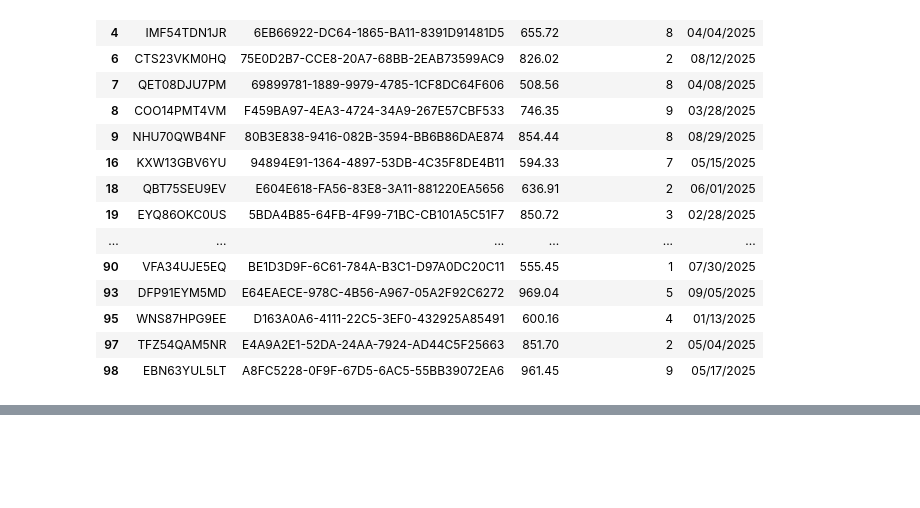
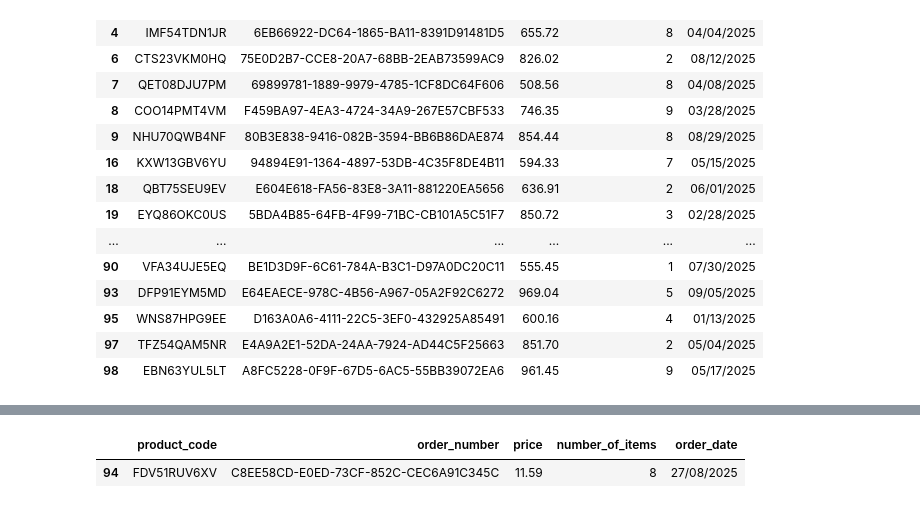
Before and after one commit to ichzann/dis08-ws2526_Boeluem_Ihsan, a Jupyter notebook: labs/06/Task_06.ipynb, the cells around one changed output, grey strips where cells are left out. Saved outputs shown, nothing was run; the diff lists cells and outputs as text; code cells hidden in the pictures; blank space fills up the shorter version.

```diff
--- a/labs/06/Task_06.ipynb
+++ b/labs/06/Task_06.ipynb
@@ -207,0 +254,8 @@ orders[orders["price"] > 500]
+# %%
+#8.	Find the cheapest order(s). (You may want to use Python's min() method.)
+
+cheapest = orders[orders["price"] == orders["price"].min()]
+cheapest
+# %% [output]
+|  | product_code | order_number | price | number_of_items | order_date |
+| 94 | FDV51RUV6XV | C8EE58CD-E0ED-73CF-852C-CEC6A91C345C | 11.59 | 8 | 27/08/2025 |
```
Also changed, not shown: parts of 3 cells of this notebook.
